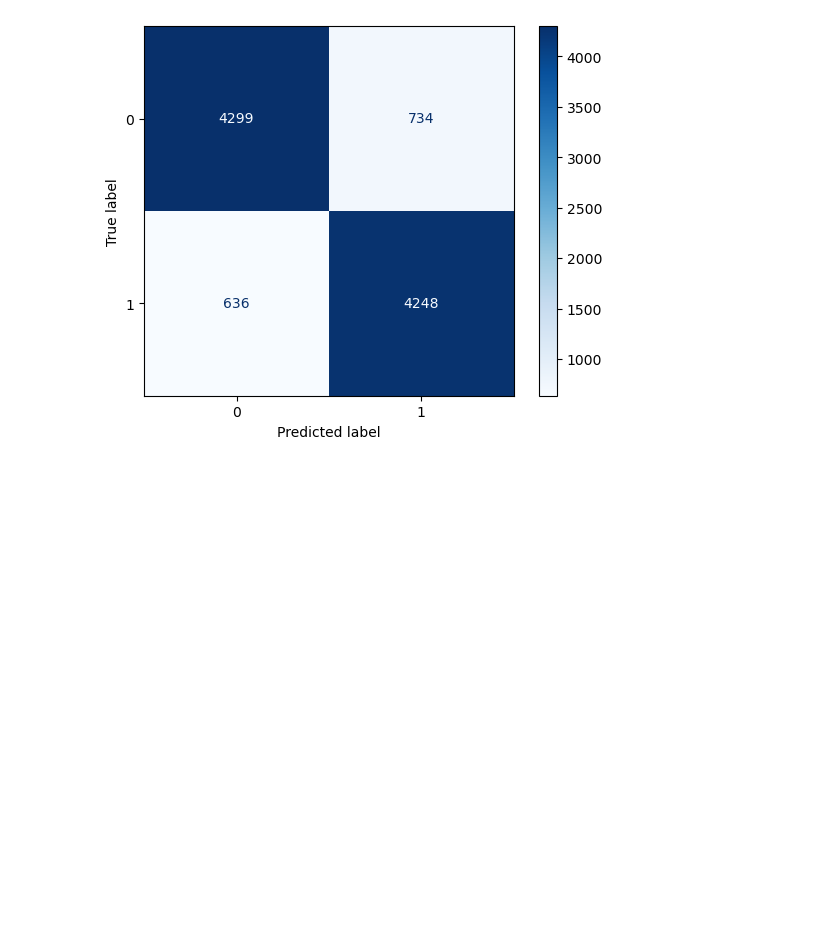
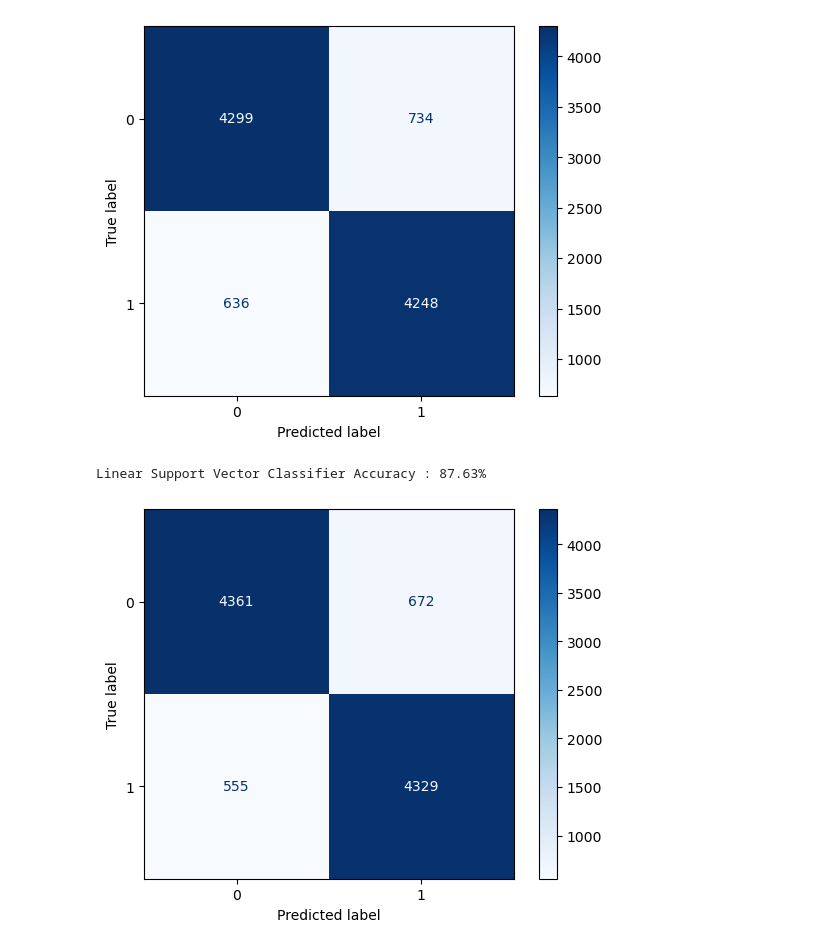
Before and after one commit to shrey2003/SENTIMENTY, a Jupyter notebook: sentiment_analyser.ipynb, the cells around one changed output. Saved outputs shown, nothing was run; the diff lists cells and outputs as text; code cells hidden in the pictures; blank space fills up the shorter version.

Commit message:
Linear Support Vector Done

```diff
--- a/sentiment_analyser.ipynb
+++ b/sentiment_analyser.ipynb
@@ -181,3 +181,15 @@ Logistic Regression Accuracy : 86.19%
 [figure]
 # %%
 #We will use tf_idf as it offers better accuracy with logistic regression
+# %%
+# Implementing Linear Support Vector Machine model
+linear_svc = LinearSVC(penalty='l2',loss = 'hinge')
+linear_svc.fit(X_train_tfidf,y_train)
+p3=linear_svc.predict(X_test_tfidf)
+s3=accuracy_score(y_test,p3)
+print("Linear Support Vector Classifier Accuracy :", "{:.2f}%".format(100*s3))
+plot_confusion_matrix(linear_svc, X_test_tfidf, y_test,cmap = 'Blues')
+plt.grid(False)
+# %% [output]
+Linear Support Vector Classifier Accuracy : 87.63%
+[figure, added]
```
Also changed, not shown: parts of 2 cells of this notebook.
